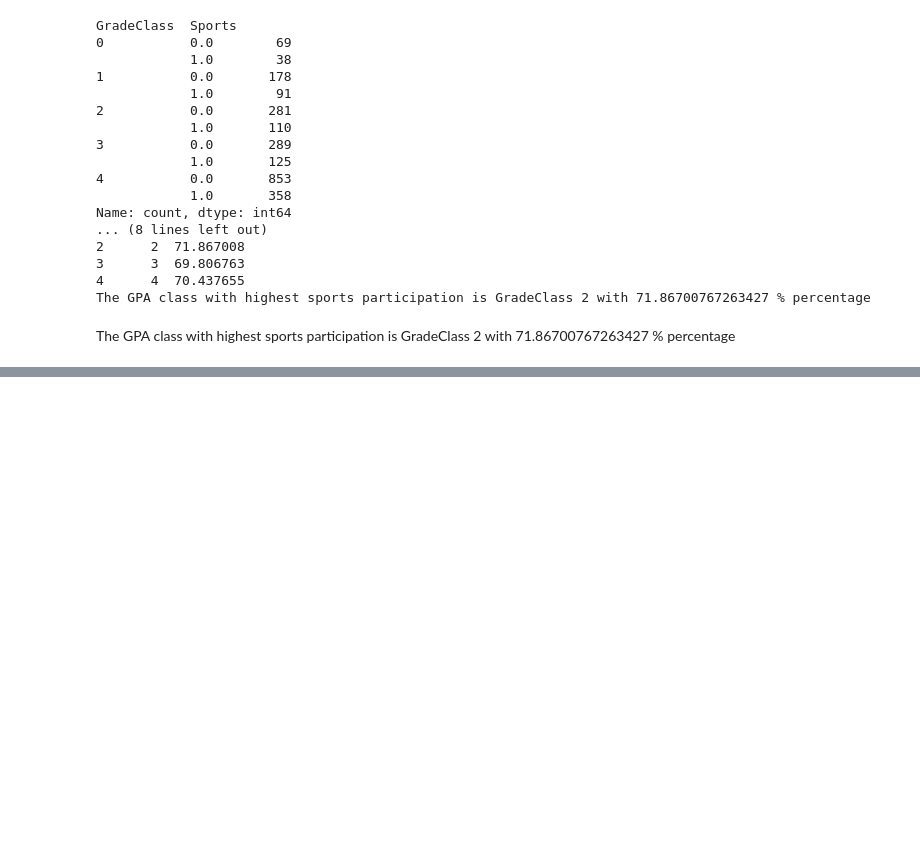
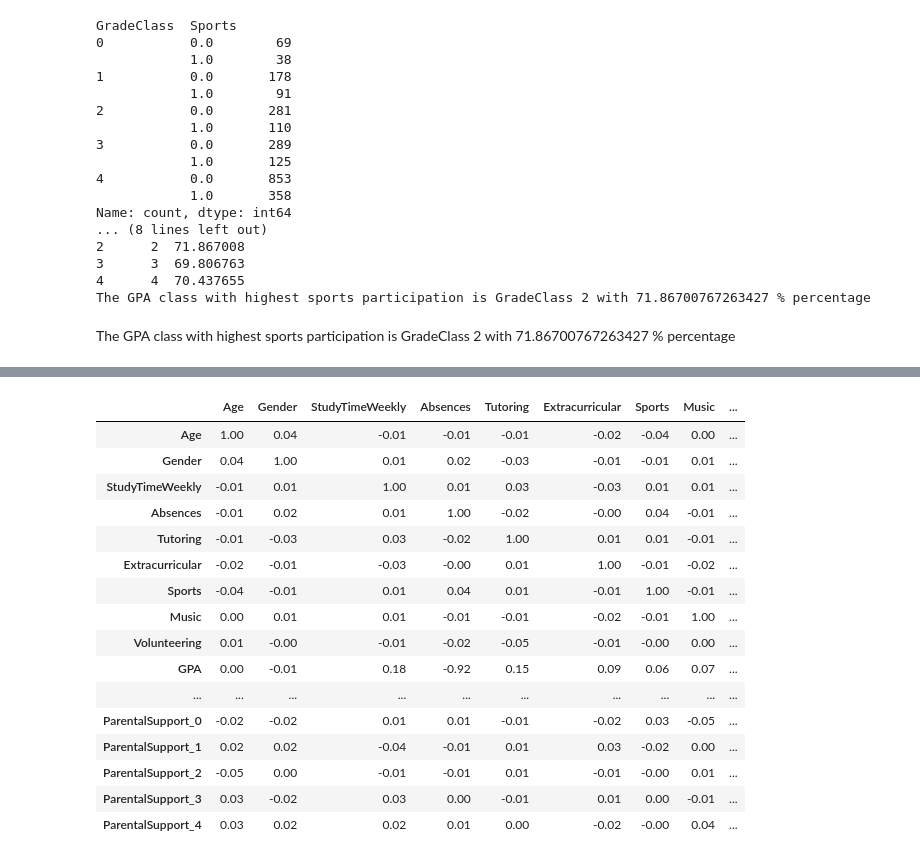
Before and after one commit to preethibosco/AIML, a Jupyter notebook: Feature engineering/Assignment1.ipynb, the cells around one changed output, grey strips where cells are left out. Saved outputs shown, nothing was run; the diff lists cells and outputs as text; code cells hidden in the pictures; blank space fills up the shorter version.

```diff
--- a/Feature engineering/Assignment1.ipynb
+++ b/Feature engineering/Assignment1.ipynb
@@ -390,0 +642,21 @@ The GPA class with highest sports participation is GradeClass 2 with 71.86700767
+# %%
+corr = Student_df.corr()
+corr.style.background_gradient(cmap='coolwarm').format(precision=2)
+# %% [output]
+|  | Age | Gender | StudyTimeWeekly | Absences | Tutoring | Extracurricular | Sports | Music | ... |
+| Age | 1.00 | 0.04 | -0.01 | -0.01 | -0.01 | -0.02 | -0.04 | 0.00 | ... |
+| Gender | 0.04 | 1.00 | 0.01 | 0.02 | -0.03 | -0.01 | -0.01 | 0.01 | ... |
+| StudyTimeWeekly | -0.01 | 0.01 | 1.00 | 0.01 | 0.03 | -0.03 | 0.01 | 0.01 | ... |
+| Absences | -0.01 | 0.02 | 0.01 | 1.00 | -0.02 | -0.00 | 0.04 | -0.01 | ... |
+| Tutoring | -0.01 | -0.03 | 0.03 | -0.02 | 1.00 | 0.01 | 0.01 | -0.01 | ... |
+| Extracurricular | -0.02 | -0.01 | -0.03 | -0.00 | 0.01 | 1.00 | -0.01 | -0.02 | ... |
+| Sports | -0.04 | -0.01 | 0.01 | 0.04 | 0.01 | -0.01 | 1.00 | -0.01 | ... |
+| Music | 0.00 | 0.01 | 0.01 | -0.01 | -0.01 | -0.02 | -0.01 | 1.00 | ... |
+| Volunteering | 0.01 | -0.00 | -0.01 | -0.02 | -0.05 | -0.01 | -0.00 | 0.00 | ... |
+| GPA | 0.00 | -0.01 | 0.18 | -0.92 | 0.15 | 0.09 | 0.06 | 0.07 | ... |
+| ... | ... | ... | ... | ... | ... | ... | ... | ... | ... |
+| ParentalSupport_0 | -0.02 | -0.02 | 0.01 | 0.01 | -0.01 | -0.02 | 0.03 | -0.05 | ... |
+| ParentalSupport_1 | 0.02 | 0.02 | -0.04 | -0.01 | 0.01 | 0.03 | -0.02 | 0.00 | ... |
+| ParentalSupport_2 | -0.05 | 0.00 | -0.01 | -0.01 | 0.01 | -0.01 | -0.00 | 0.01 | ... |
+| ParentalSupport_3 | 0.03 | -0.02 | 0.03 | 0.00 | -0.01 | 0.01 | 0.00 | -0.01 | ... |
+| ParentalSupport_4 | 0.03 | 0.02 | 0.02 | 0.01 | 0.00 | -0.02 | -0.00 | 0.04 | ... |
```
Also changed, not shown: parts of 20 cells of this notebook.
